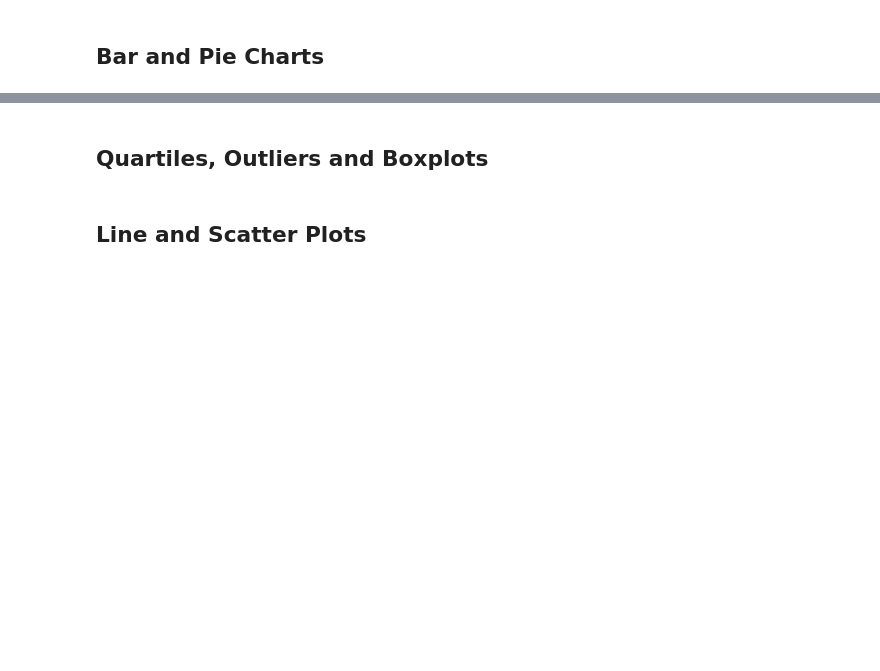
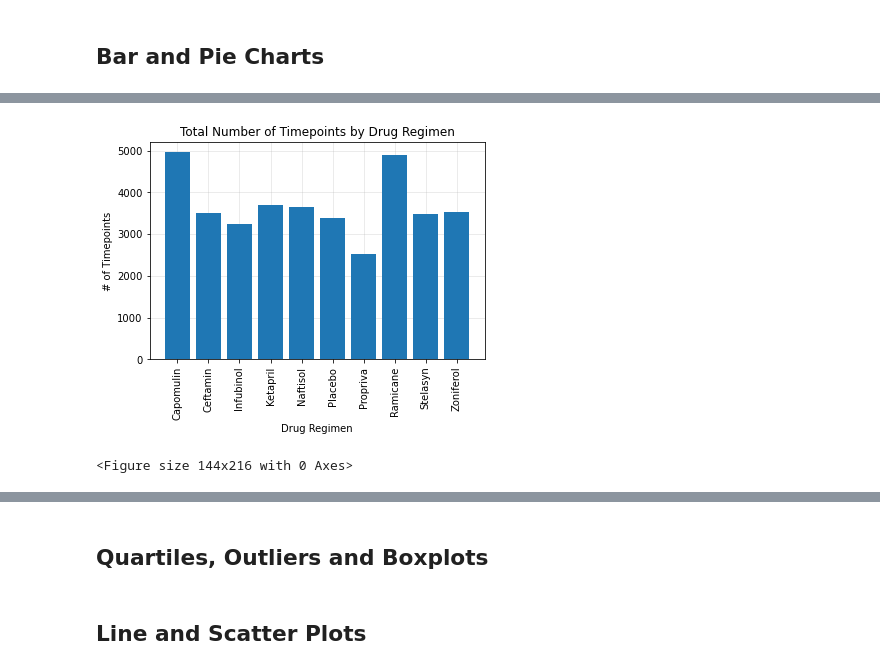
Before and after one commit to anyren/SquamousCellCarcinoma_trials, a Jupyter notebook: Pymaceuticals/pymaceuticals_analysis.ipynb, the cells around one changed output, grey strips where cells are left out. Saved outputs shown, nothing was run; the diff lists cells and outputs as text; code cells hidden in the pictures; blank space fills up the shorter version.

```diff
--- a/Pymaceuticals/pymaceuticals_analysis.ipynb
+++ b/Pymaceuticals/pymaceuticals_analysis.ipynb
@@ -135,0 +158,21 @@ Summary statistics generated using the aggregation method
+# %%
+# Generate a bar plot showing the total number of timepoints for all mice tested for each drug regimen using pyplot.
+labels = total_timepoints.index
+x_axis = np.arange(len(labels))
+y_axis = total_timepoints["Timepoint"]
+
+plt.bar(x_axis,y_axis,zorder=10)
+
+plt.title('Total Number of Timepoints by Drug Regimen')
+plt.xlabel('Drug Regimen')
+plt.ylabel('# of Timepoints')
+
+plt.xticks(x_axis, labels,rotation="vertical")
+plt.grid(alpha=0.3,zorder=0)
+
+plt.figure(figsize=(2,3))
+plt.tight_layout()
+plt.show()
+# %% [output]
+[figure, added]
+<Figure size 144x216 with 0 Axes>
```
Also changed, not shown: parts of 10 cells of this notebook.
